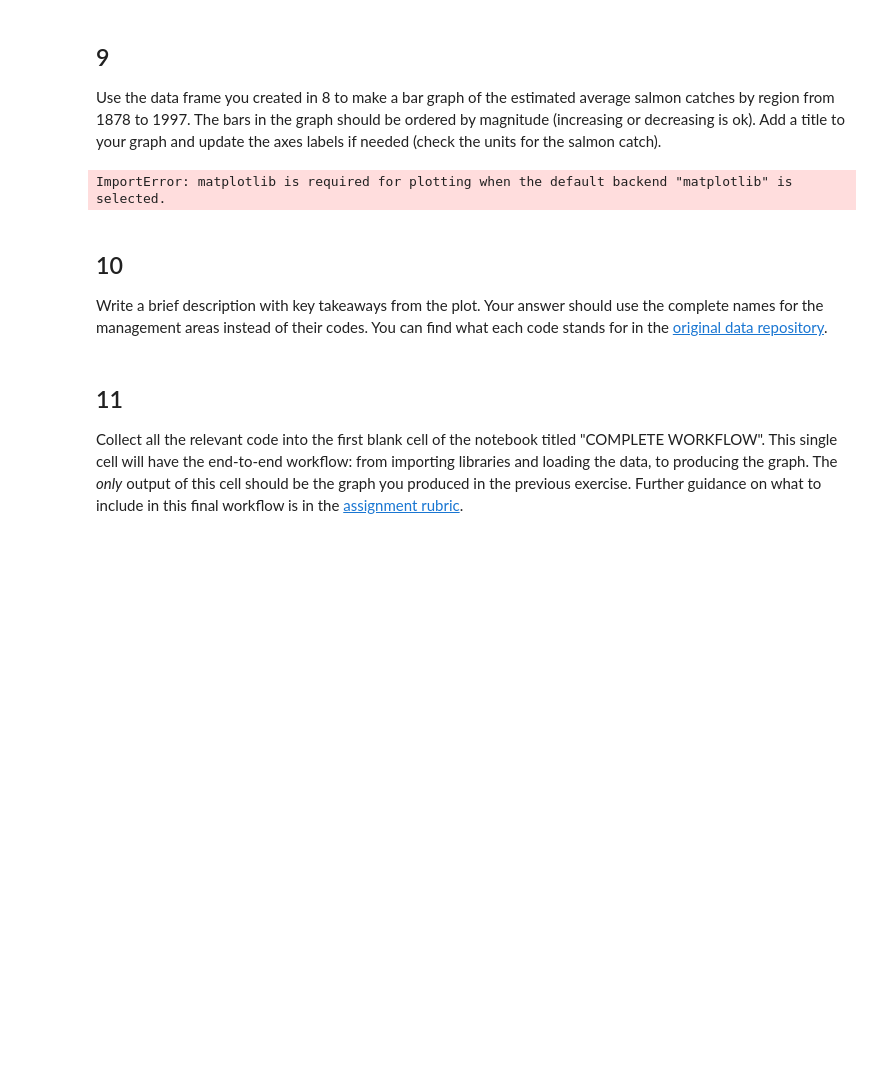
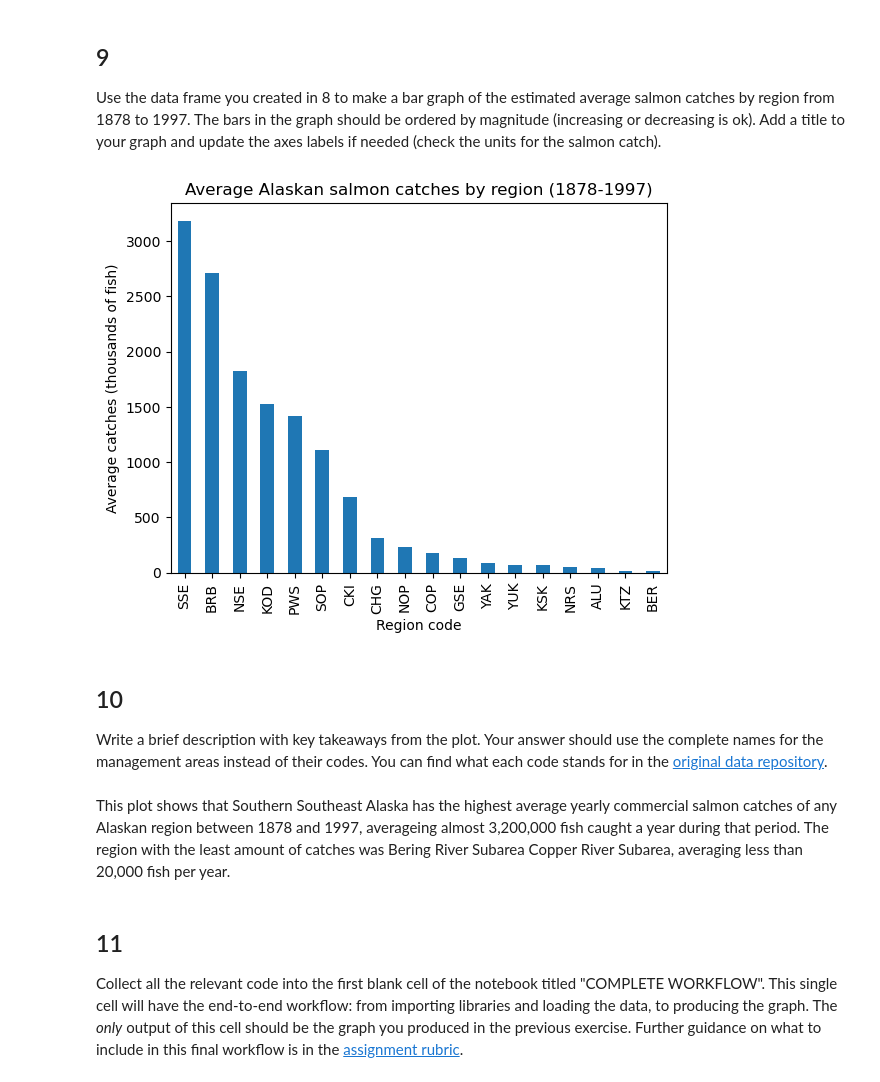
Before and after one commit to sarah-busby/eds220-hwk2, a Jupyter notebook: task2/hwk2-task2-salmon.ipynb, the cells around one changed output. Drawn from its saved outputs; the diff is of its cells as text; code cells hidden in the pictures; blank space fills up the shorter version.

```diff
--- a/task2/hwk2-task2-salmon.ipynb
+++ b/task2/hwk2-task2-salmon.ipynb
@@ -271,10 +272,14 @@ q8 results: All test cases passed!
 ## 9
 
 Use the data frame you created in 8 to make a bar graph of the estimated average salmon catches by region from 1878 to 1997. The bars in the graph should be ordered by magnitude (increasing or decreasing is ok). Add a title to your graph and update the axes labels if needed (check the units for the salmon catch).
-# %%
-avg_region.plot(kind='bar')
-# %% [output]
-ImportError: matplotlib is required for plotting when the default backend "matplotlib" is selected.
+# %%
+# Plot mean catch by region
+avg_region.sort_values(ascending=False).plot(kind='bar',
+                                             title = "Average Alaskan salmon catches by region (1878-1997)",
+                                             xlabel = "Region code",
+                                             ylabel = "Average catches (thousands of fish)");
+# %% [output]
+[figure, added]
 # %% [markdown]
 <!-- END QUESTION -->
 
@@ -283,6 +288,8 @@ ImportError: matplotlib is required for plotting when the default backend "matpl
 ## 10
 
 Write a brief description with key takeaways from the plot. Your answer should use the complete names for the management areas instead of their codes. You can find what each code stands for in the [original data repository](https://knb.ecoinformatics.org/view/df35b.304.2#df35b.303.1).
+# %% [markdown]
+This plot shows that Southern Southeast Alaska has the highest average yearly commercial salmon catches of any Alaskan region between 1878 and 1997, averageing almost 3,200,000 fish caught a year during that period. The region with the least amount of catches was Bering River Subarea Copper River Subarea, averaging less than 20,000 fish per year.
 # %% [markdown]
 <!-- END QUESTION -->
 
```
Also changed, not shown: parts of 4 cells of this notebook.
